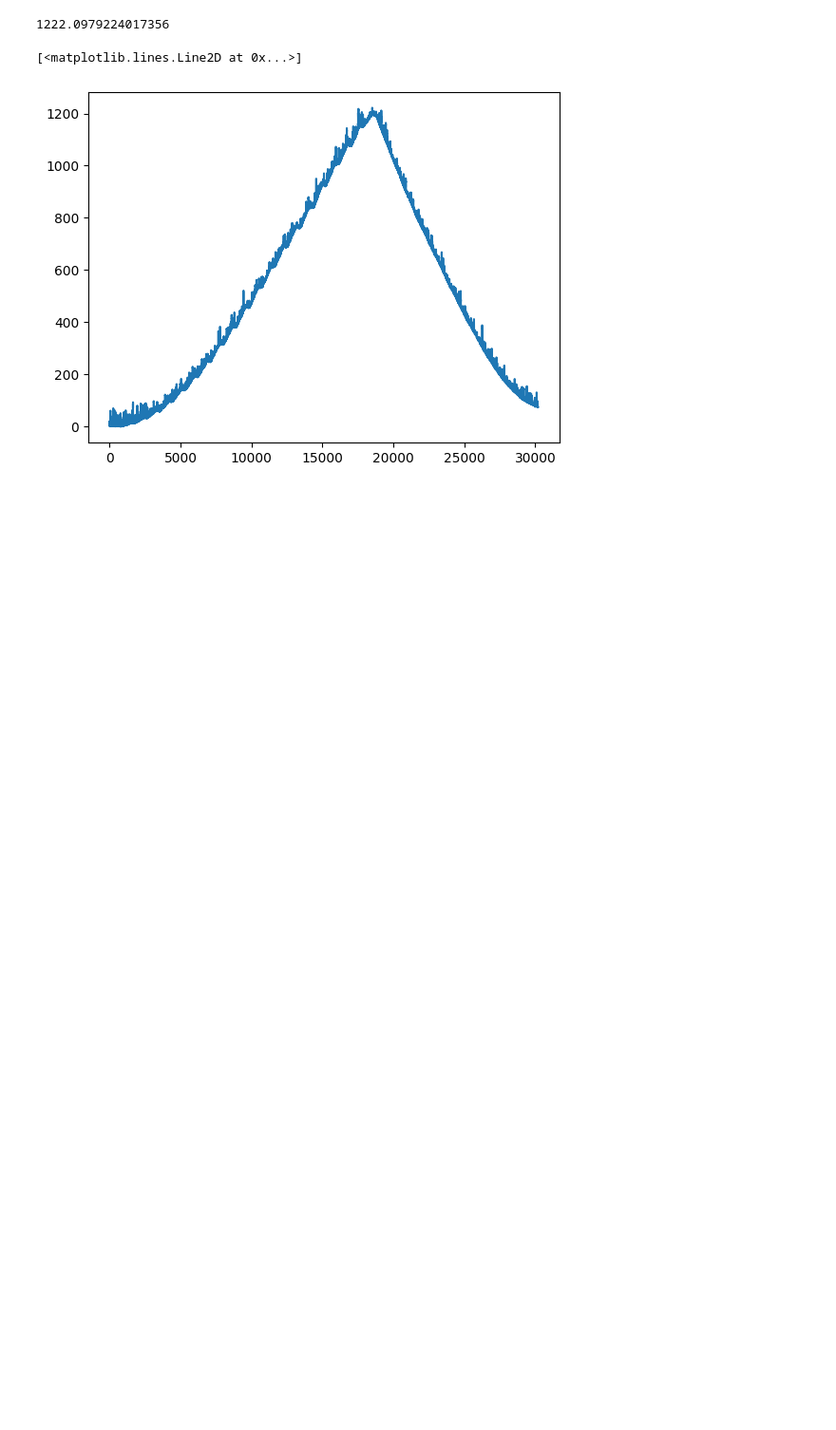
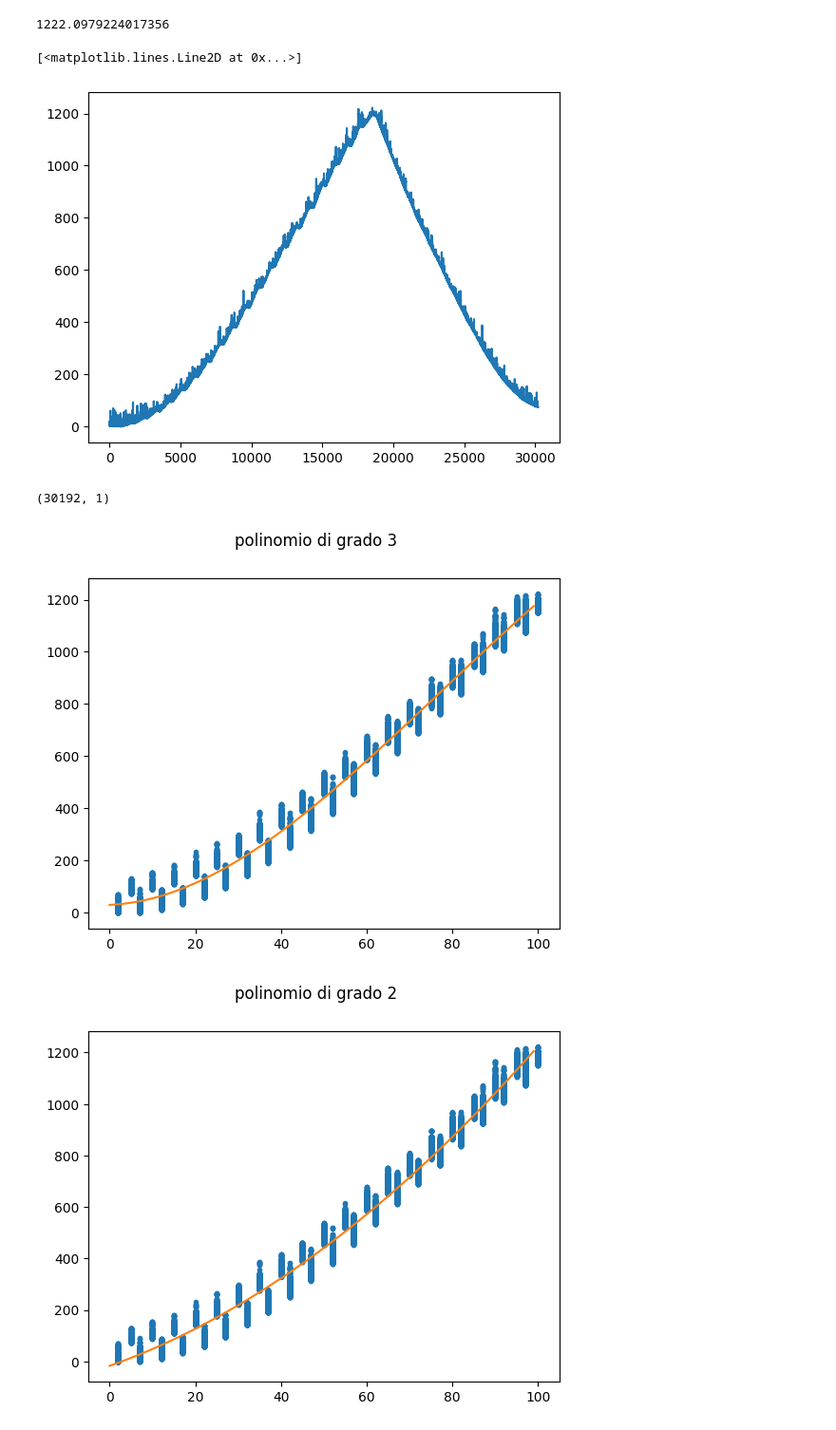
Before and after one commit to Simone-Scalella/Manutenzione_preventiva, a Jupyter notebook: analisi.ipynb, the cells around one changed output. Shown at 95% size. Cells and saved outputs as stored; diff of their text form; code cells hidden in the pictures; blank space fills up the shorter version.

```diff
--- a/analisi.ipynb
+++ b/analisi.ipynb
@@ -253,3 +255,35 @@ plt.plot(all_data_grid[0].data_matrix[0])
 1222.0979224017356
 [<matplotlib.lines.Line2D at 0x...>]
 [figure]
+# %%
+fit_result_5 = polyfit(all_data_grid[0].data_matrix[1][:,0],all_data_grid[0].data_matrix[0],deg=5)
+fit_result_4 = polyfit(all_data_grid[0].data_matrix[1][:,0],all_data_grid[0].data_matrix[0],deg=4)
+# per fare test
+fit_result_3 = polyfit(all_data_grid[0].data_matrix[1][:,0],all_data_grid[0].data_matrix[0],deg=3)
+fit_result_2 = polyfit(all_data_grid[0].data_matrix[1][:,0],all_data_grid[0].data_matrix[0],deg=2)
+fit_result_1 = polyfit(all_data_grid[0].data_matrix[1][:,0],all_data_grid[0].data_matrix[0],deg=1)
+# %%
+print(all_data_grid[0].data_matrix[1].shape)
+# %% [output]
+(30192, 1)
+# %%
+# Sample data
+
+allpoly= [fit_result_3,fit_result_2,fit_result_1]
+
+for a,indice in zip(allpoly,range(3,0,-1)):
+    fig, axs = plt.subplots(nrows = 1, ncols = 1)
+    linex = np.arange(0,100,1)
+    plotRes = 0
+    for i in range(len(a)):
+        plotRes += a[i]*linex**i
+
+    fig.suptitle('polinomio di grado '+str(indice))
+    axs.plot(all_data_grid[0].data_matrix[1][:,0],all_data_grid[0].data_matrix[0],'.')
+    axs.plot(linex, plotRes,'-')
+
+
+#r = np.corrcoef(all_data_grid[0].data_matrix[1][:,0],all_data_grid[0].data_matrix[0])
+# %% [output]
+[figure, added]
+[figure, added]
```
Also changed, not shown: parts of 9 cells of this notebook.
